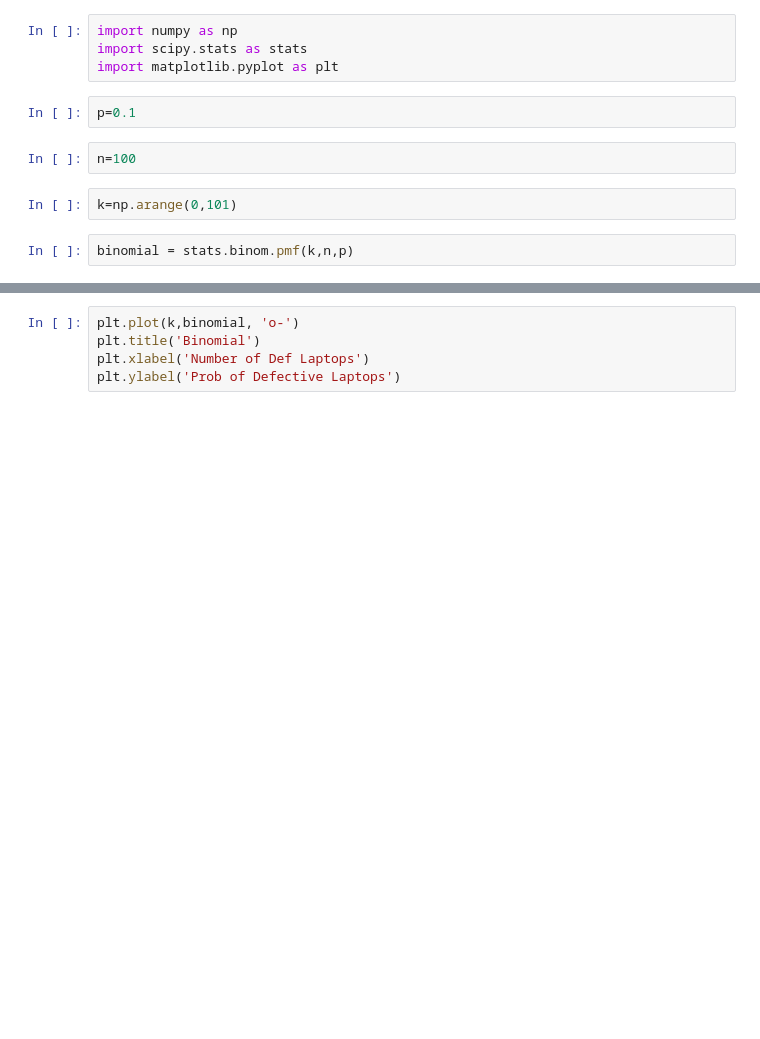
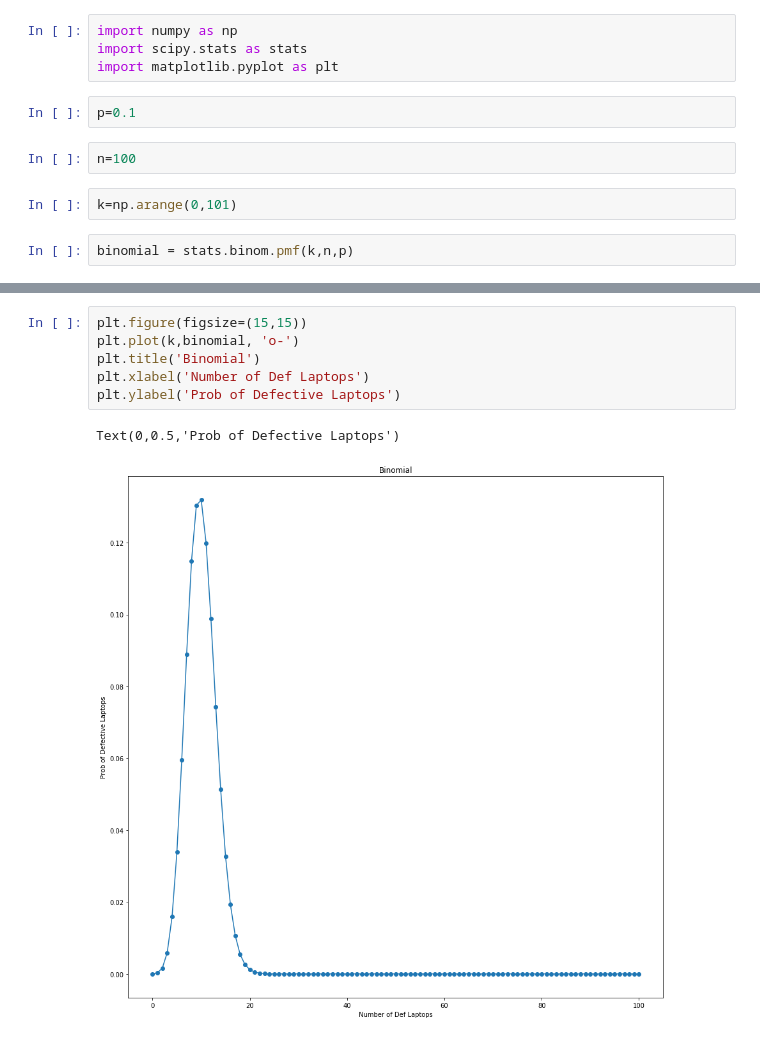
Before and after one commit to theakshaydas/PGP-AIML, a Jupyter notebook: CourseContent/04-Advanced.Statistics/Week1/SM3 - Binomial Distribution Example - Manufacturing.ipynb, the cells around one changed output, grey strips where cells are left out. Saved outputs shown, nothing was run; the diff lists cells and outputs as text; blank space fills up the shorter version.

```diff
--- a/CourseContent/04-Advanced.Statistics/Week1/SM3 - Binomial Distribution Example - Manufacturing.ipynb
+++ b/CourseContent/04-Advanced.Statistics/Week1/SM3 - Binomial Distribution Example - Manufacturing.ipynb
@@ -39,5 +39,9 @@ array([  2.65613989e-005,   2.95126654e-004,   1.62319660e-003,
 # %%
+plt.figure(figsize=(15,15))
 plt.plot(k,binomial, 'o-')
 plt.title('Binomial')
 plt.xlabel('Number of Def Laptops')
 plt.ylabel('Prob of Defective Laptops')
+# %% [output]
+Text(0,0.5,'Prob of Defective Laptops')
+[figure, added]
```
Also changed, not shown: parts of 1 cell of this notebook.
